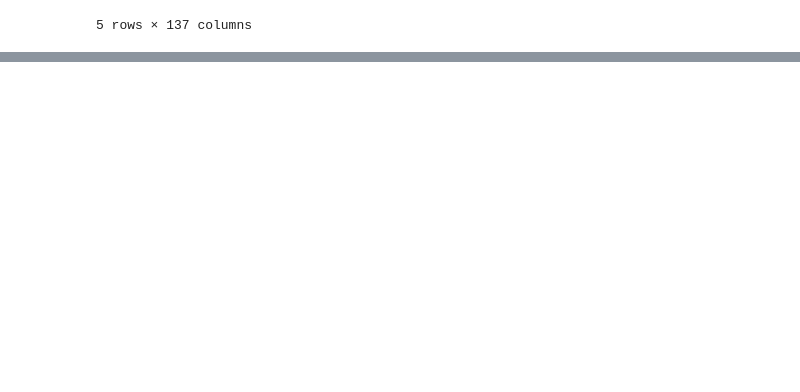
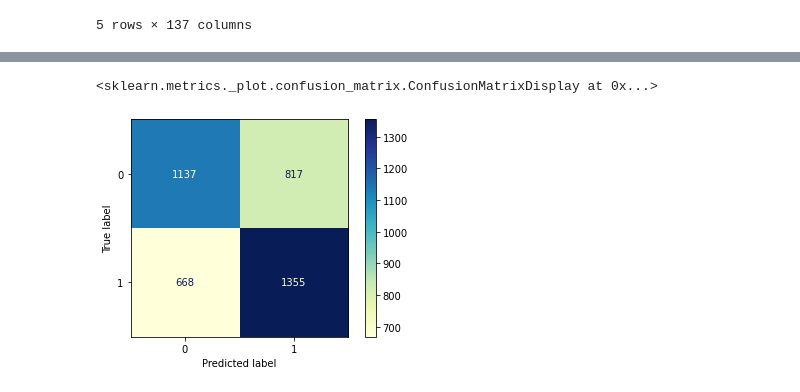
Before and after one commit to alicebergonzini/LCII_project, a Jupyter notebook: 1_svmUD/project.ipynb, the cells around one changed output, grey strips where cells are left out. Drawn from its saved outputs; the diff is of its cells as text; code cells hidden in the pictures; blank space fills up the shorter version.

```diff
--- a/1_svmUD/project.ipynb
+++ b/1_svmUD/project.ipynb
@@ -107,0 +290,3 @@ ts_labels_sarcasm = test_df["label_sarcasm"].to_list()
+# %%
+real_lbls_irony=list(real_lbls_irony)
+predicted_lbls_irony=list(predicted_lbls_irony)
@@ -107,0 +315,5 @@ ts_labels_sarcasm = test_df["label_sarcasm"].to_list()
+# %%
+ConfusionMatrixDisplay.from_predictions(real_lbls_irony, predicted_lbls_irony, cmap='YlGnBu')
+# %% [output]
+<sklearn.metrics._plot.confusion_matrix.ConfusionMatrixDisplay at 0x...>
+[figure, added]
```
Also changed, not shown: parts of 26 cells of this notebook.
